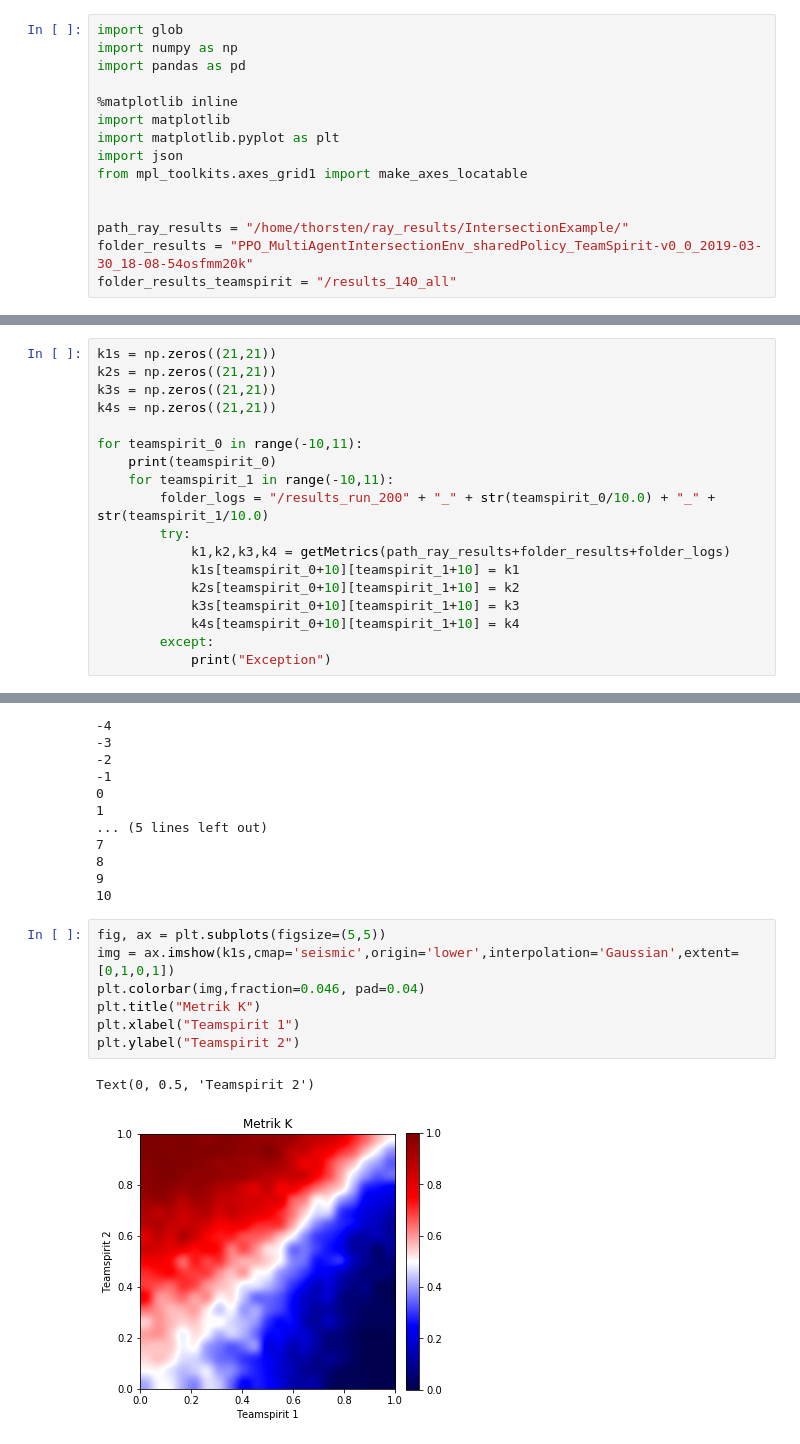
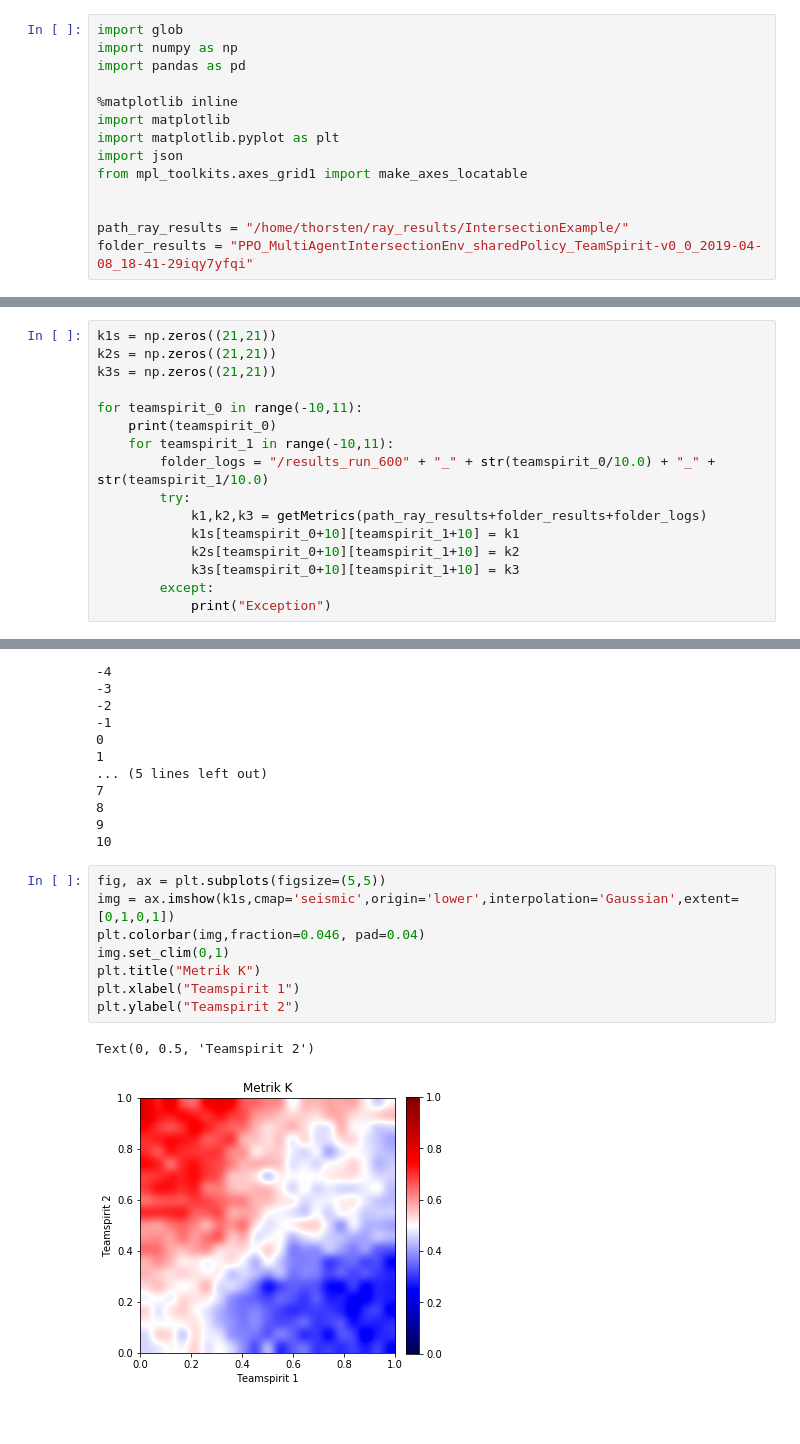
Before and after one commit to MouvementMondial/flow, a Jupyter notebook: Diplomarbeit/Auswertung_teamspirit_1.ipynb, the cells around one changed output, grey strips where cells are left out. Drawn from its saved outputs; the diff is of its cells as text.

Commit message:
different teamspirit

```diff
--- a/Diplomarbeit/Auswertung_teamspirit_1.ipynb
+++ b/Diplomarbeit/Auswertung_teamspirit_1.ipynb
@@ -11,8 +11,7 @@ from mpl_toolkits.axes_grid1 import make_axes_locatable
 
 
 path_ray_results = "/home/thorsten/ray_results/IntersectionExample/"
-folder_results = "PPO_MultiAgentIntersectionEnv_sharedPolicy_TeamSpirit-v0_0_2019-03-30_18-08-54osfmm20k"
-folder_results_teamspirit = "/results_140_all"
+folder_results = "PPO_MultiAgentIntersectionEnv_sharedPolicy_TeamSpirit-v0_0_2019-04-08_18-41-29iqy7yfqi"
 # %%
 def getMetrics(folder_logs):
     filenames_log = glob.glob( folder_logs + "/log_*.csv")
@@ -71,18 +65,16 @@ def getMetrics(folder_logs):
 k1s = np.zeros((21,21))
 k2s = np.zeros((21,21))
 k3s = np.zeros((21,21))
-k4s = np.zeros((21,21))
 
 for teamspirit_0 in range(-10,11):
     print(teamspirit_0)
     for teamspirit_1 in range(-10,11):
-        folder_logs = "/results_run_200" + "_" + str(teamspirit_0/10.0) + "_" + str(teamspirit_1/10.0)
+        folder_logs = "/results_run_600" + "_" + str(teamspirit_0/10.0) + "_" + str(teamspirit_1/10.0)
         try:
-            k1,k2,k3,k4 = getMetrics(path_ray_results+folder_results+folder_logs)
+            k1,k2,k3 = getMetrics(path_ray_results+folder_results+folder_logs)
             k1s[teamspirit_0+10][teamspirit_1+10] = k1
             k2s[teamspirit_0+10][teamspirit_1+10] = k2
             k3s[teamspirit_0+10][teamspirit_1+10] = k3
-            k4s[teamspirit_0+10][teamspirit_1+10] = k4
         except:
             print("Exception")
 # %% [output]
@@ -106,13 +98,14 @@ for teamspirit_0 in range(-10,11):
 # %%
 fig, ax = plt.subplots(figsize=(5,5))
 img = ax.imshow(k1s,cmap='seismic',origin='lower',interpolation='Gaussian',extent=[0,1,0,1])
 plt.colorbar(img,fraction=0.046, pad=0.04)
+img.set_clim(0,1)
 plt.title("Metrik K")
 plt.xlabel("Teamspirit 1")
 plt.ylabel("Teamspirit 2")
 # %% [output]
 Text(0, 0.5, 'Teamspirit 2')
-[figure, old version]
+[figure, new version]
 # %%
 fig, ax = plt.subplots(figsize=(5,5))
 img = ax.imshow(k2s,cmap='gray',origin='lower',interpolation='Gaussian',extent=[0,1,0,1])
```
Also changed, not shown: parts of 3 cells of this notebook, 6 other files.
